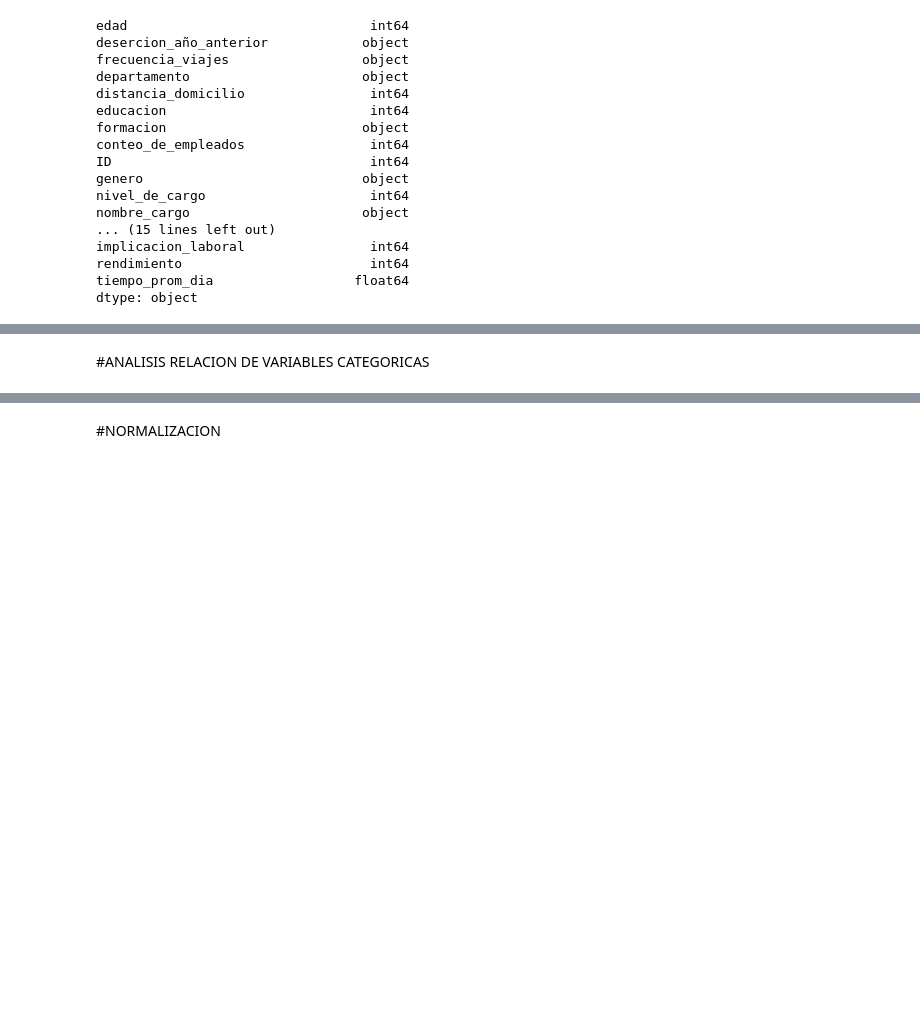
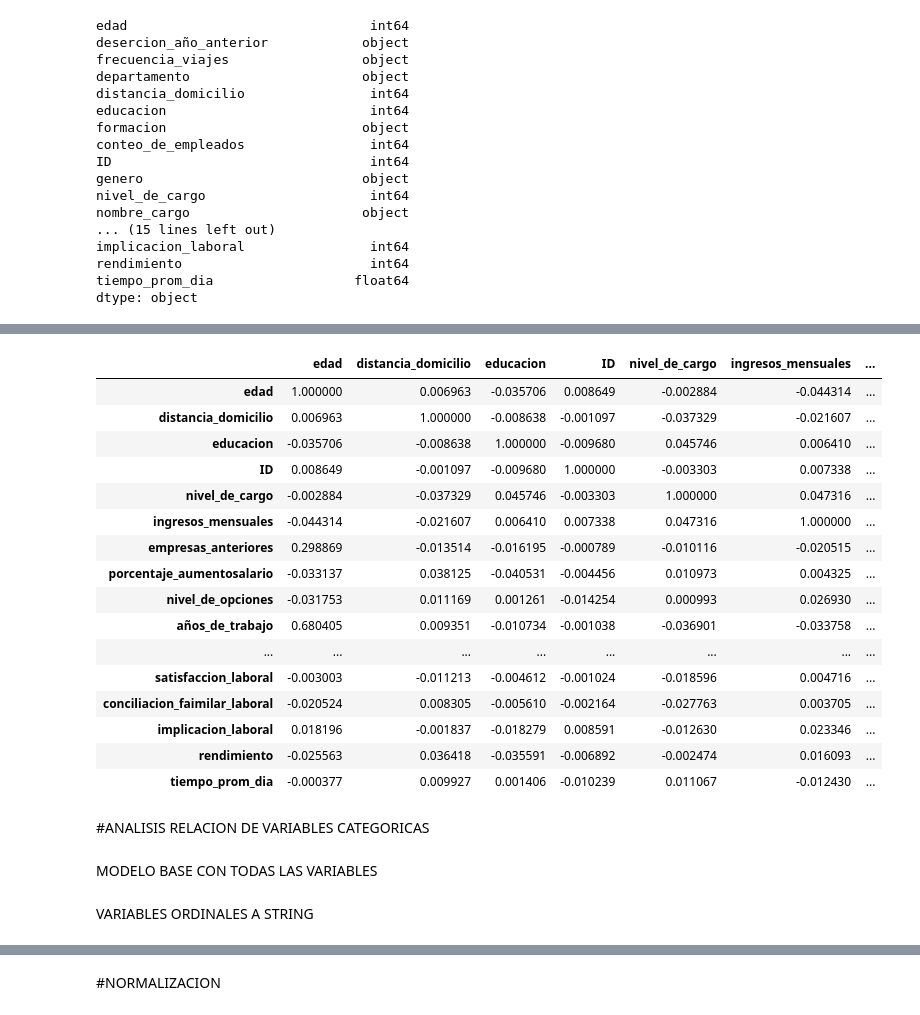
Before and after one commit to CamiloLoaiza12/Analitica2_trabajo1, a Jupyter notebook: Entrega_1_analitica_de_datos_2.ipynb, the cells around one changed output, grey strips where cells are left out. Cells and saved outputs as stored; diff of their text form; code cells hidden in the pictures; blank space fills up the shorter version.

```diff
--- a/Entrega_1_analitica_de_datos_2.ipynb
+++ b/Entrega_1_analitica_de_datos_2.ipynb
@@ -901,0 +971,21 @@ sns.heatmap(tabla.corr(), annot = True)
+# %%
+corr_matrix = tabla.corr()
+corr_matrix
+# %% [output]
+|  | edad | distancia_domicilio | educacion | ID | nivel_de_cargo | ingresos_mensuales | ... |
+| edad | 1.000000 | 0.006963 | -0.035706 | 0.008649 | -0.002884 | -0.044314 | ... |
+| distancia_domicilio | 0.006963 | 1.000000 | -0.008638 | -0.001097 | -0.037329 | -0.021607 | ... |
+| educacion | -0.035706 | -0.008638 | 1.000000 | -0.009680 | 0.045746 | 0.006410 | ... |
+| ID | 0.008649 | -0.001097 | -0.009680 | 1.000000 | -0.003303 | 0.007338 | ... |
+| nivel_de_cargo | -0.002884 | -0.037329 | 0.045746 | -0.003303 | 1.000000 | 0.047316 | ... |
+| ingresos_mensuales | -0.044314 | -0.021607 | 0.006410 | 0.007338 | 0.047316 | 1.000000 | ... |
+| empresas_anteriores | 0.298869 | -0.013514 | -0.016195 | -0.000789 | -0.010116 | -0.020515 | ... |
+| porcentaje_aumentosalario | -0.033137 | 0.038125 | -0.040531 | -0.004456 | 0.010973 | 0.004325 | ... |
+| nivel_de_opciones | -0.031753 | 0.011169 | 0.001261 | -0.014254 | 0.000993 | 0.026930 | ... |
+| años_de_trabajo | 0.680405 | 0.009351 | -0.010734 | -0.001038 | -0.036901 | -0.033758 | ... |
+| ... | ... | ... | ... | ... | ... | ... | ... |
+| satisfaccion_laboral | -0.003003 | -0.011213 | -0.004612 | -0.001024 | -0.018596 | 0.004716 | ... |
+| conciliacion_faimilar_laboral | -0.020524 | 0.008305 | -0.005610 | -0.002164 | -0.027763 | 0.003705 | ... |
+| implicacion_laboral | 0.018196 | -0.001837 | -0.018279 | 0.008591 | -0.012630 | 0.023346 | ... |
+| rendimiento | -0.025563 | 0.036418 | -0.035591 | -0.006892 | -0.002474 | 0.016093 | ... |
+| tiempo_prom_dia | -0.000377 | 0.009927 | 0.001406 | -0.010239 | 0.011067 | -0.012430 | ... |
@@ -902,2 +1007,6 @@ sns.heatmap(tabla.corr(), annot = True)
 # %% [markdown]
 #ANALISIS RELACION DE VARIABLES CATEGORICAS
+# %% [markdown]
+MODELO BASE CON TODAS LAS VARIABLES
+# %% [markdown]
+VARIABLES ORDINALES A STRING
```
Also changed, not shown: parts of 32 cells of this notebook.
